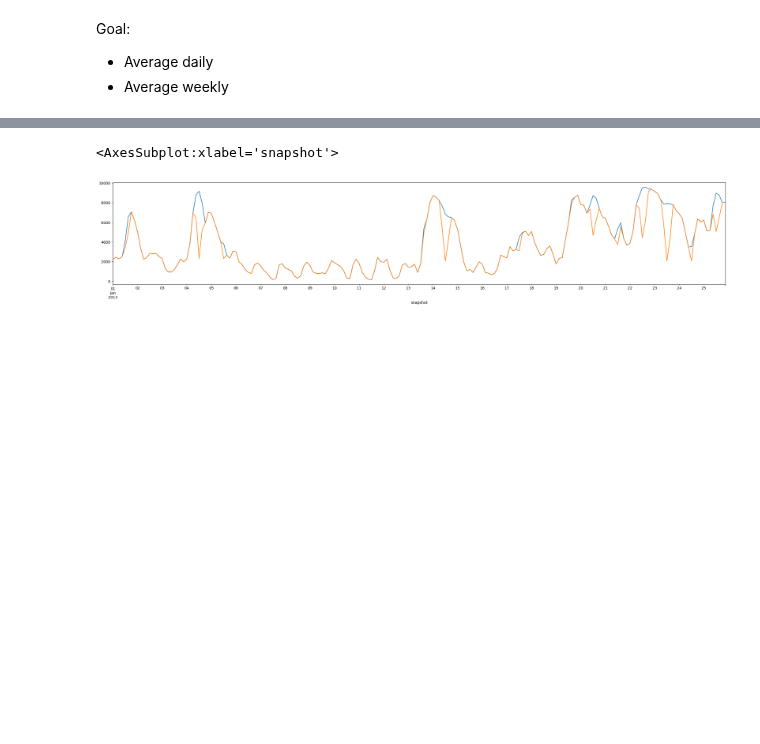
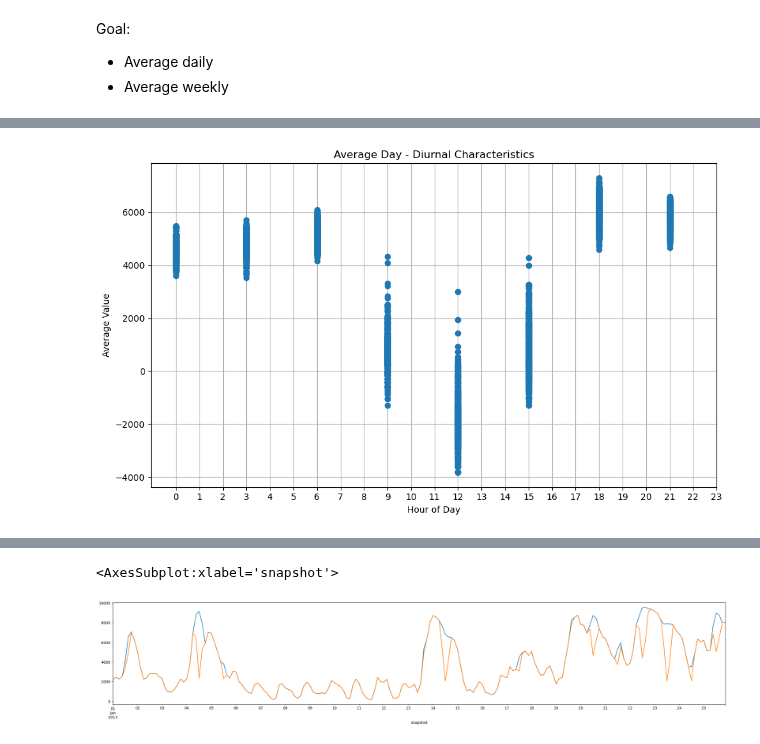
Before and after one commit to energyLS/aldehyde, a Jupyter notebook: workflow/notebooks/plot_rldc.ipynb, the cells around one changed output, grey strips where cells are left out. Cells and saved outputs as stored; diff of their text form; code cells hidden in the pictures; blank space fills up the shorter version.

```diff
--- a/workflow/notebooks/plot_rldc.ipynb
+++ b/workflow/notebooks/plot_rldc.ipynb
@@ -49,0 +123,16 @@ def calculate_rldc(n, resample, incl_curtailed):
+# %%
+# Resample the data to hourly and calculate the mean for each hour
+average_day = rlc.resample('H').mean()
+
+# Plot the average day
+plt.figure(figsize=(10, 6))
+plt.plot(average_day.index.hour, average_day, marker='o')
+plt.xlabel('Hour of Day')
+plt.ylabel('Average Value')
+plt.title('Average Day - Diurnal Characteristics')
+plt.grid(True)
+plt.xticks(range(0, 24))
+plt.tight_layout()
+plt.show()
+# %% [output]
+[figure, added]
```
Also changed, not shown: parts of 10 cells of this notebook.
